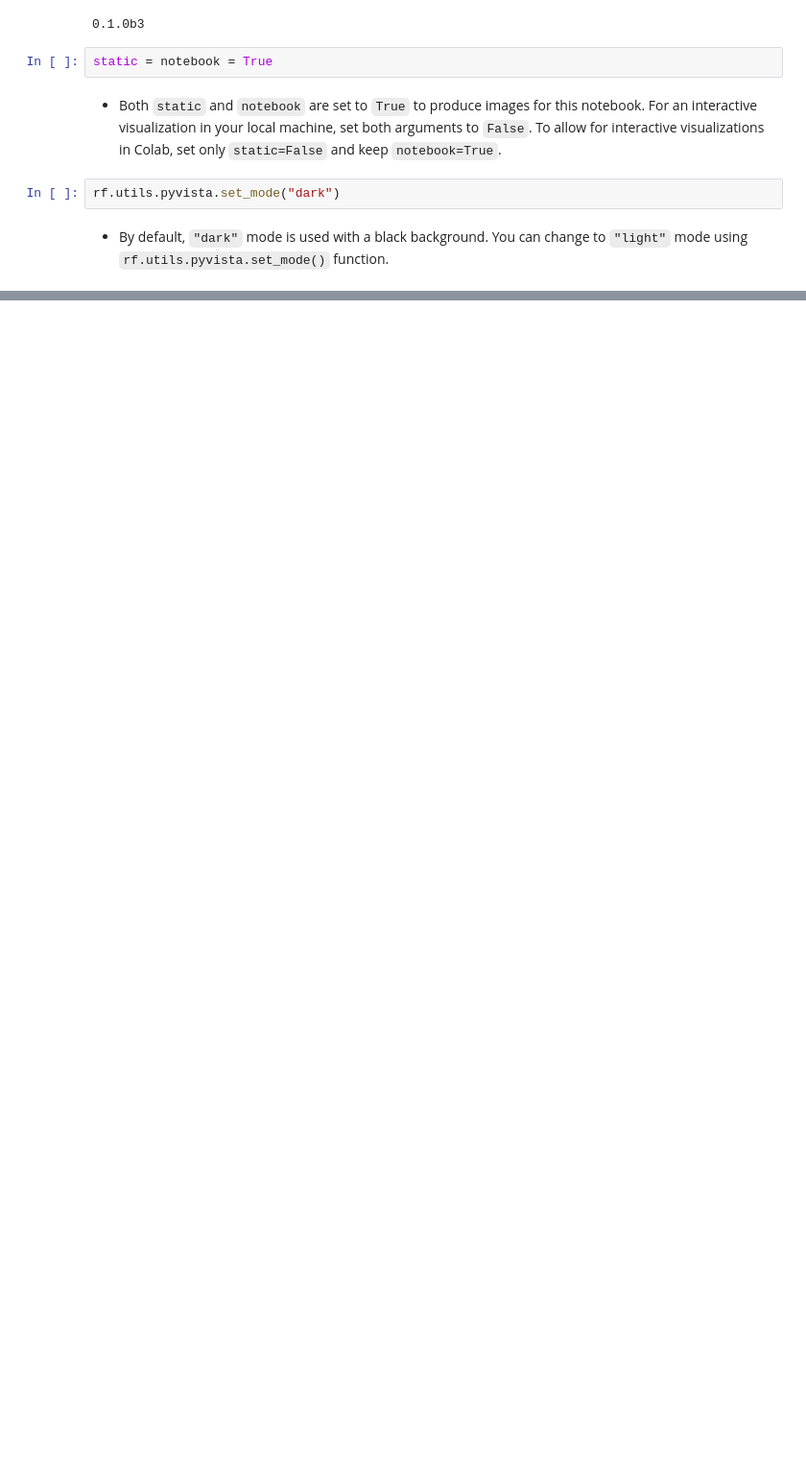
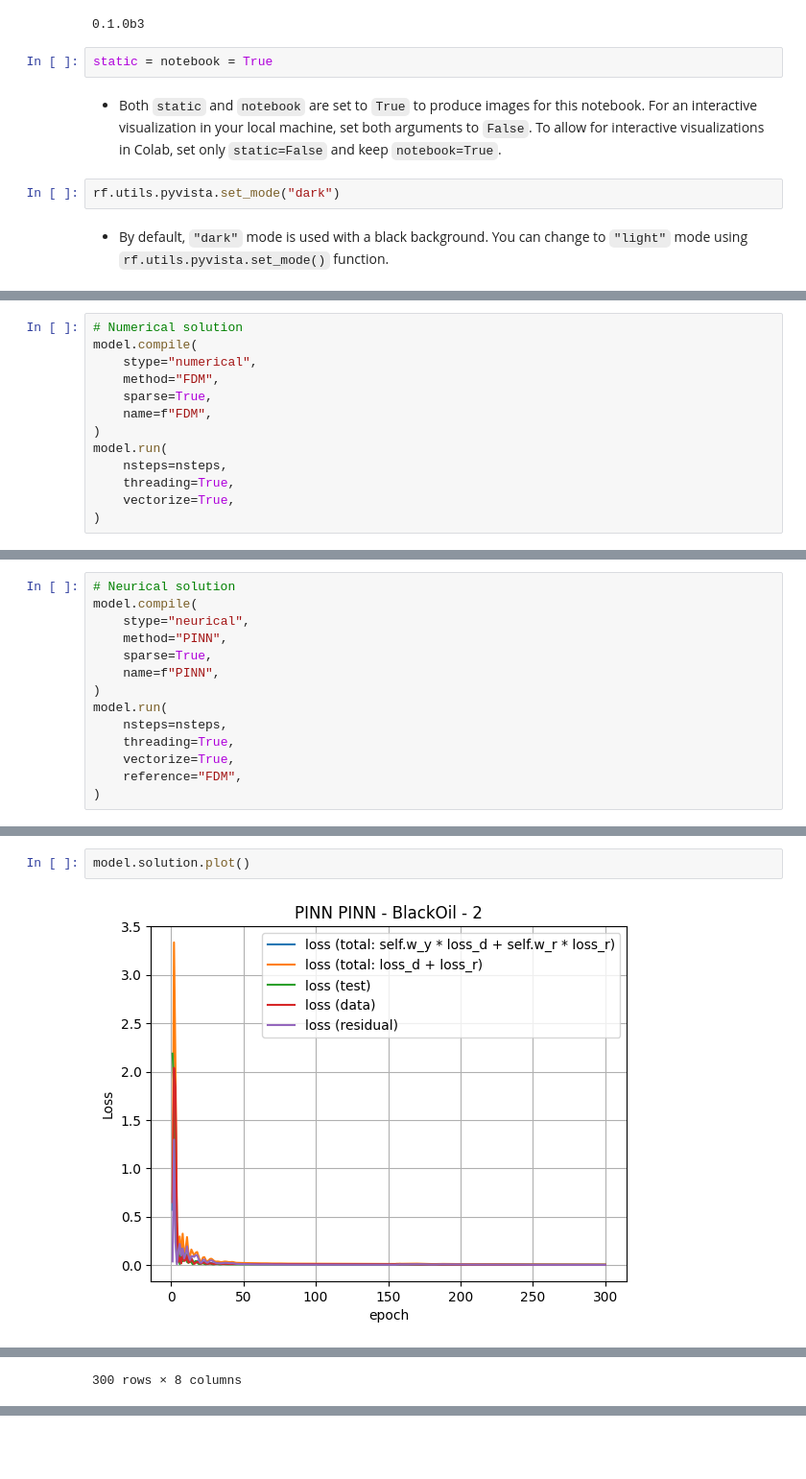
Before and after one commit to hiesabx/reservoirflow, a Jupyter notebook: docs/source/user_guide/tutorials/tutorial_numerical_vs_neurical_single_phase_problem.ipynb, the cells around one changed output, grey strips where cells are left out. Shown at 96% size. Saved outputs shown, nothing was run; the diff lists cells and outputs as text; blank space fills up the shorter version.

```diff
--- a/docs/source/user_guide/tutorials/tutorial_numerical_vs_neurical_single_phase_problem.ipynb
+++ b/docs/source/user_guide/tutorials/tutorial_numerical_vs_neurical_single_phase_problem.ipynb
@@ -325,0 +219,13 @@ To save a gif movie of the simulation run, set `static=False` or just remove the
+# %%
+# Numerical solution
+model.compile(
+    stype="numerical",
+    method="FDM",
+    sparse=True,
+    name=f"FDM",
+)
+model.run(
+    nsteps=nsteps,
+    threading=True,
+    vectorize=True,
+)
@@ -325,0 +246,14 @@ To save a gif movie of the simulation run, set `static=False` or just remove the
+# %%
+# Neurical solution
+model.compile(
+    stype="neurical",
+    method="PINN",
+    sparse=True,
+    name=f"PINN",
+)
+model.run(
+    nsteps=nsteps,
+    threading=True,
+    vectorize=True,
+    reference="FDM",
+)
@@ -325,0 +274,4 @@ To save a gif movie of the simulation run, set `static=False` or just remove the
+# %%
+model.solution.plot()
+# %% [output]
+[figure, added]
@@ -325,0 +290 @@ To save a gif movie of the simulation run, set `static=False` or just remove the
+300 rows × 8 columns
```
Also changed, not shown: parts of 46 cells of this notebook, 17 other files.
